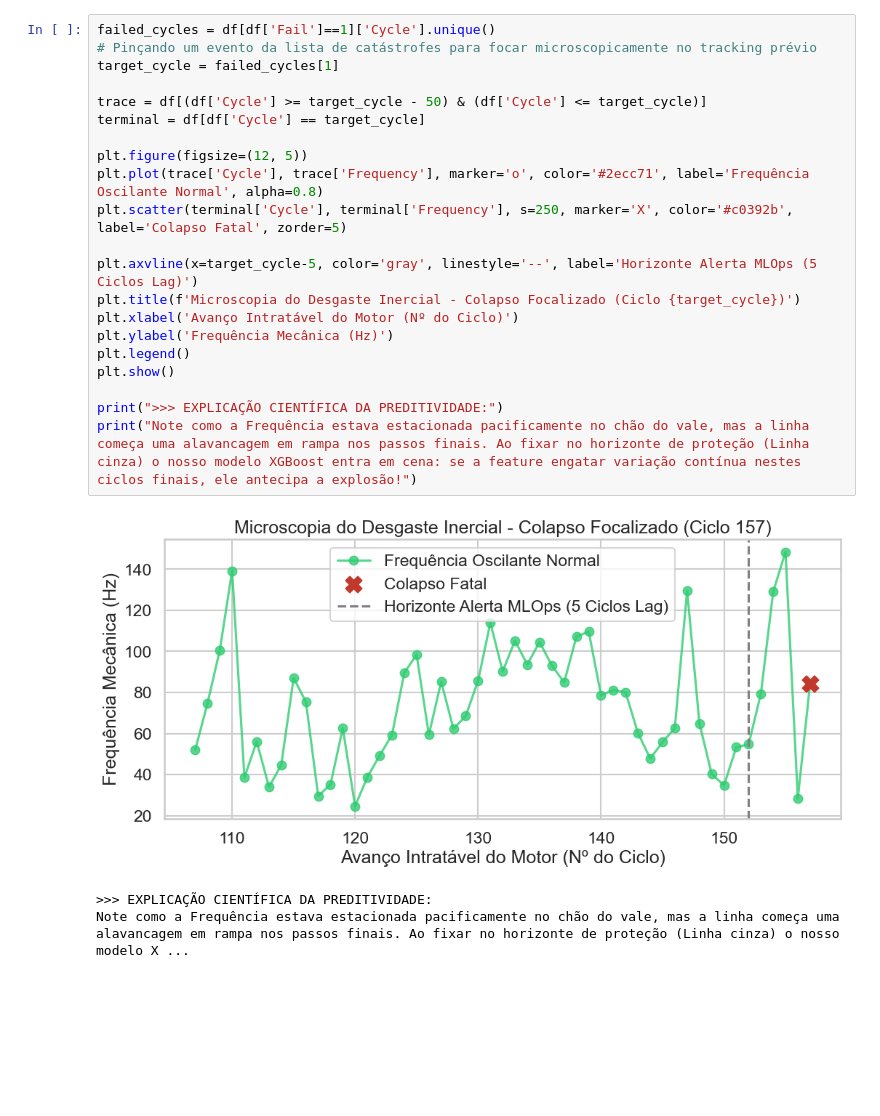
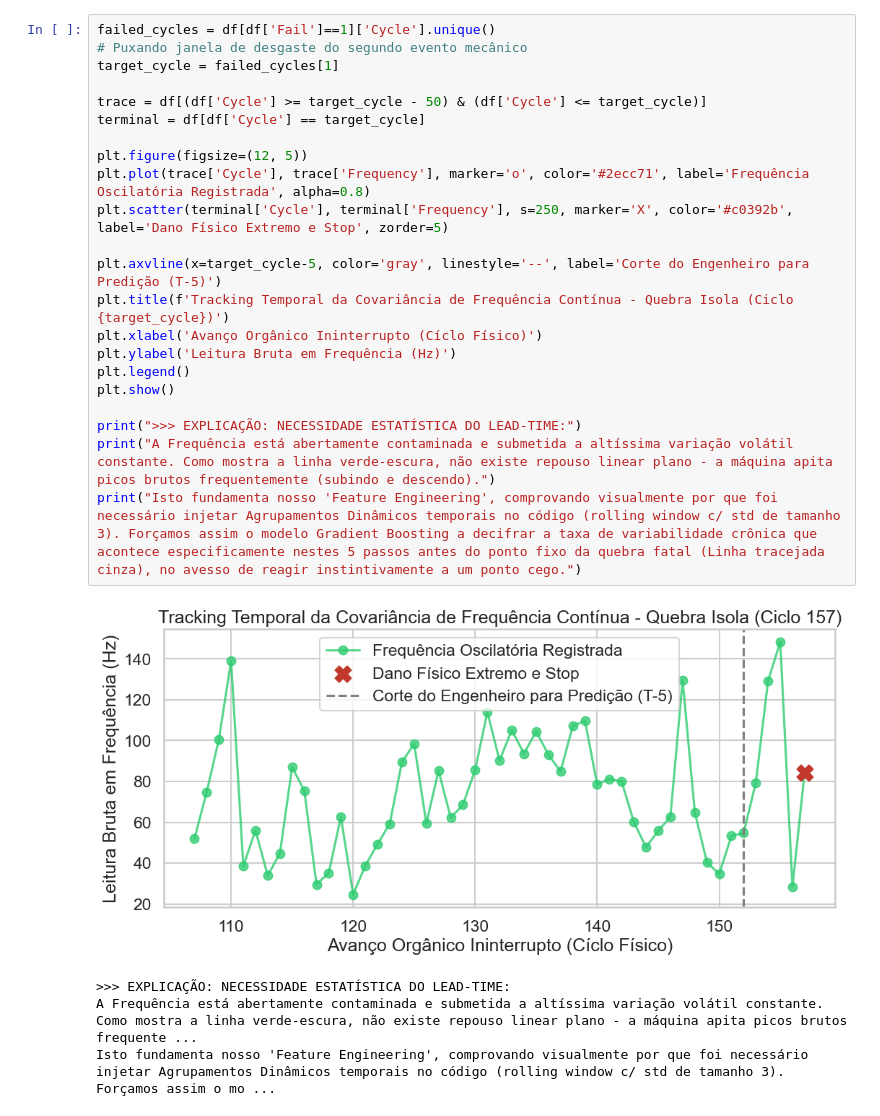
Before and after one commit to umsimplesjogador/predictive-maintenance, a Jupyter notebook: notebooks/01_eda_storytelling.ipynb, the cells around one changed output. Drawn from its saved outputs; the diff is of its cells as text; blank space fills up the shorter version.

```diff
--- a/notebooks/01_eda_storytelling.ipynb
+++ b/notebooks/01_eda_storytelling.ipynb
@@ -160,27 +177,29 @@ Entendendo como a máquina chora antes de ruir através do tempo analógico dos
 # %%
 failed_cycles = df[df['Fail']==1]['Cycle'].unique()
-# Pinçando um evento da lista de catástrofes para focar microscopicamente no tracking prévio
+# Puxando janela de desgaste do segundo evento mecânico
 target_cycle = failed_cycles[1]
 
 trace = df[(df['Cycle'] >= target_cycle - 50) & (df['Cycle'] <= target_cycle)]
 terminal = df[df['Cycle'] == target_cycle]
 
 plt.figure(figsize=(12, 5))
-plt.plot(trace['Cycle'], trace['Frequency'], marker='o', color='#2ecc71', label='Frequência Oscilante Normal', alpha=0.8)
-plt.scatter(terminal['Cycle'], terminal['Frequency'], s=250, marker='X', color='#c0392b', label='Colapso Fatal', zorder=5)
+plt.plot(trace['Cycle'], trace['Frequency'], marker='o', color='#2ecc71', label='Frequência Oscilatória Registrada', alpha=0.8)
+plt.scatter(terminal['Cycle'], terminal['Frequency'], s=250, marker='X', color='#c0392b', label='Dano Físico Extremo e Stop', zorder=5)
 
-plt.axvline(x=target_cycle-5, color='gray', linestyle='--', label='Horizonte Alerta MLOps (5 Ciclos Lag)')
-plt.title(f'Microscopia do Desgaste Inercial - Colapso Focalizado (Ciclo {target_cycle})')
-plt.xlabel('Avanço Intratável do Motor (Nº do Ciclo)')
-plt.ylabel('Frequência Mecânica (Hz)')
+plt.axvline(x=target_cycle-5, color='gray', linestyle='--', label='Corte do Engenheiro para Predição (T-5)')
+plt.title(f'Tracking Temporal da Covariância de Frequência Contínua - Quebra Isola (Ciclo {target_cycle})')
+plt.xlabel('Avanço Orgânico Ininterrupto (Cíclo Físico)')
+plt.ylabel('Leitura Bruta em Frequência (Hz)')
 plt.legend()
 plt.show()
 
-print(">>> EXPLICAÇÃO CIENTÍFICA DA PREDITIVIDADE:")
-print("Note como a Frequência estava estacionada pacificamente no chão do vale, mas a linha começa uma alavancagem em rampa nos passos finais. Ao fixar no horizonte de proteção (Linha cinza) o nosso modelo XGBoost entra em cena: se a feature engatar variação contínua nestes ciclos finais, ele antecipa a explosão!")
+print(">>> EXPLICAÇÃO: NECESSIDADE ESTATÍSTICA DO LEAD-TIME:")
+print("A Frequência está abertamente contaminada e submetida a altíssima variação volátil constante. Como mostra a linha verde-escura, não existe repouso linear plano - a máquina apita picos brutos frequentemente (subindo e descendo).")
+print("Isto fundamenta nosso 'Feature Engineering', comprovando visualmente por que foi necessário injetar Agrupamentos Dinâmicos temporais no código (rolling window c/ std de tamanho 3). Forçamos assim o modelo Gradient Boosting a decifrar a taxa de variabilidade crônica que acontece especificamente nestes 5 passos antes do ponto fixo da quebra fatal (Linha tracejada cinza), no avesso de reagir instintivamente a um ponto cego.")
 # %% [output]
-[figure, old version]
+[figure, new version]
->>> EXPLICAÇÃO CIENTÍFICA DA PREDITIVIDADE:
-Note como a Frequência estava estacionada pacificamente no chão do vale, mas a linha começa uma alavancagem em rampa nos passos finais. Ao fixar no horizonte de proteção (Linha cinza) o nosso modelo X ...
+>>> EXPLICAÇÃO: NECESSIDADE ESTATÍSTICA DO LEAD-TIME:
+A Frequência está abertamente contaminada e submetida a altíssima variação volátil constante. Como mostra a linha verde-escura, não existe repouso linear plano - a máquina apita picos brutos frequente ...
+Isto fundamenta nosso 'Feature Engineering', comprovando visualmente por que foi necessário injetar Agrupamentos Dinâmicos temporais no código (rolling window c/ std de tamanho 3). Forçamos assim o mo ...
 # %% [markdown]
 ## Apêndice Sênior: O Motor Estrutural de Classificação O&G (Deploy Source)
```
Also changed, not shown: parts of 26 cells of this notebook, 1 other file.
